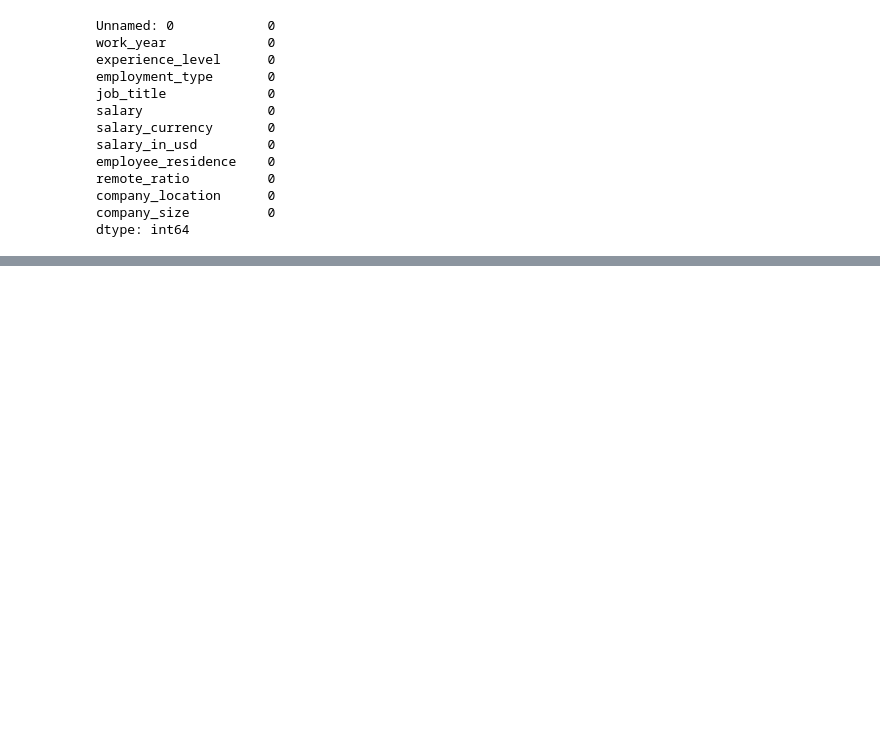
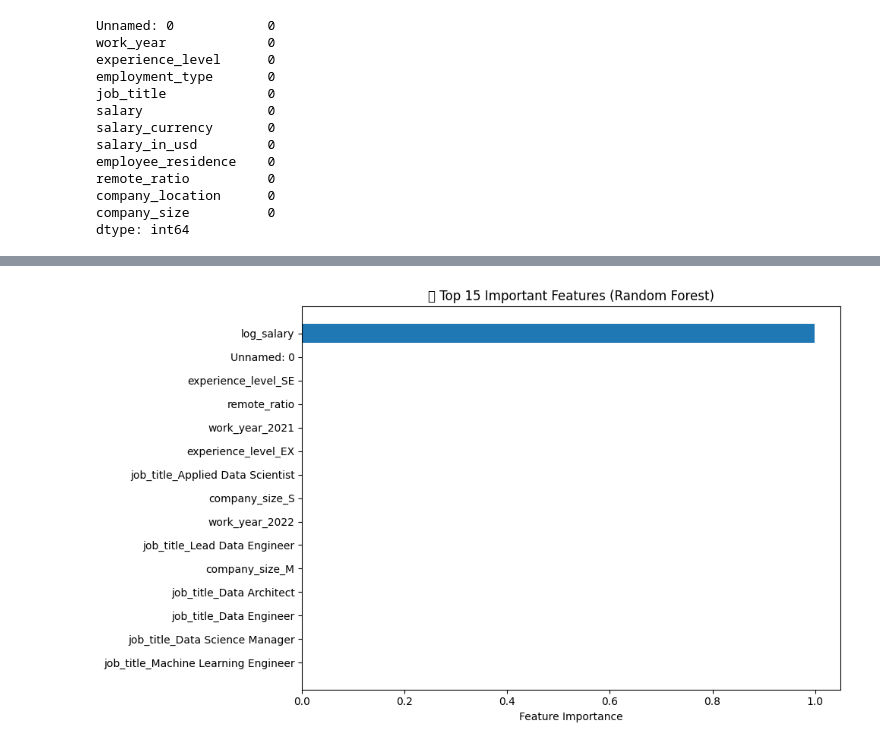
Before and after one commit to Bithi724/Job-Placement-Prediction-Salary-Estimation, a Jupyter notebook: Notebook/DS_Salary_Analysis_Project.ipynb, the cells around one changed output, grey strips where cells are left out. Drawn from its saved outputs; the diff is of its cells as text; code cells hidden in the pictures; blank space fills up the shorter version.

```diff
--- a/Notebook/DS_Salary_Analysis_Project.ipynb
+++ b/Notebook/DS_Salary_Analysis_Project.ipynb
@@ -67,0 +108,9 @@ dtype: int64
+# %%
+# 🔹 Apply one-hot encoding to categorical variables
+categorical_cols = ['experience_level', 'employment_type', 'job_title',
+                    'employee_residence', 'company_location', 'company_size', 'work_year']
+
+df_encoded = pd.get_dummies(df_cleaned, columns=categorical_cols, drop_first=True)
+
+print("✅ Encoded DataFrame shape:", df_encoded.shape)
+df_encoded.head()
@@ -67,0 +160,9 @@ dtype: int64
+# %%
+# Features and target
+X = df_encoded.drop(columns=['salary_in_usd'])
+y = df_encoded['salary_in_usd']
+
+# Split data into training and testing sets (80/20)
+X_train, X_test, y_train, y_test = train_test_split(X, y, test_size=0.2, random_state=42)
+
+print(f"Train shape: {X_train.shape}, Test shape: {X_test.shape}")
@@ -67,0 +171,8 @@ dtype: int64
+# %%
+lr_model = LinearRegression()
+lr_model.fit(X_train, y_train)
+y_pred_lr = lr_model.predict(X_test)
+# %%
+rf_model = RandomForestRegressor(random_state=42)
+rf_model.fit(X_train, y_train)
+y_pred_rf = rf_model.predict(X_test)
@@ -67,0 +197,16 @@ dtype: int64
+# %%
+# Create feature importance plot
+importances = rf_model.feature_importances_
+features = X.columns
+
+# Sort and plot
+sorted_idx = np.argsort(importances)[-15:]
+plt.figure(figsize=(10, 6))
+plt.barh(range(len(sorted_idx)), importances[sorted_idx], align='center')
+plt.yticks(range(len(sorted_idx)), [features[i] for i in sorted_idx])
+plt.xlabel("Feature Importance")
+plt.title("🔍 Top 15 Important Features (Random Forest)")
+plt.tight_layout()
+plt.show()
+# %% [output]
+[figure, added]
```
Also changed, not shown: parts of 11 cells of this notebook.
